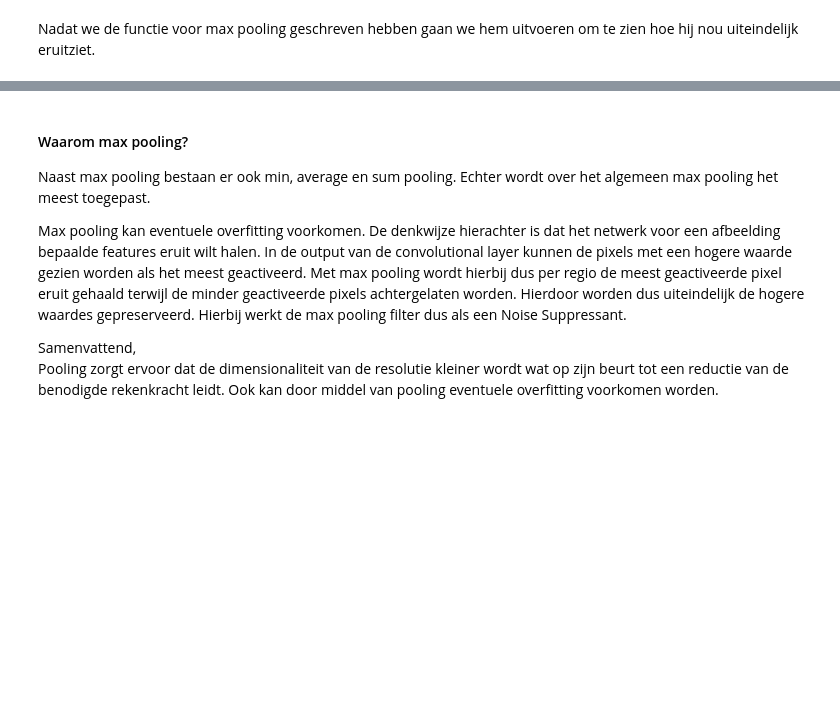
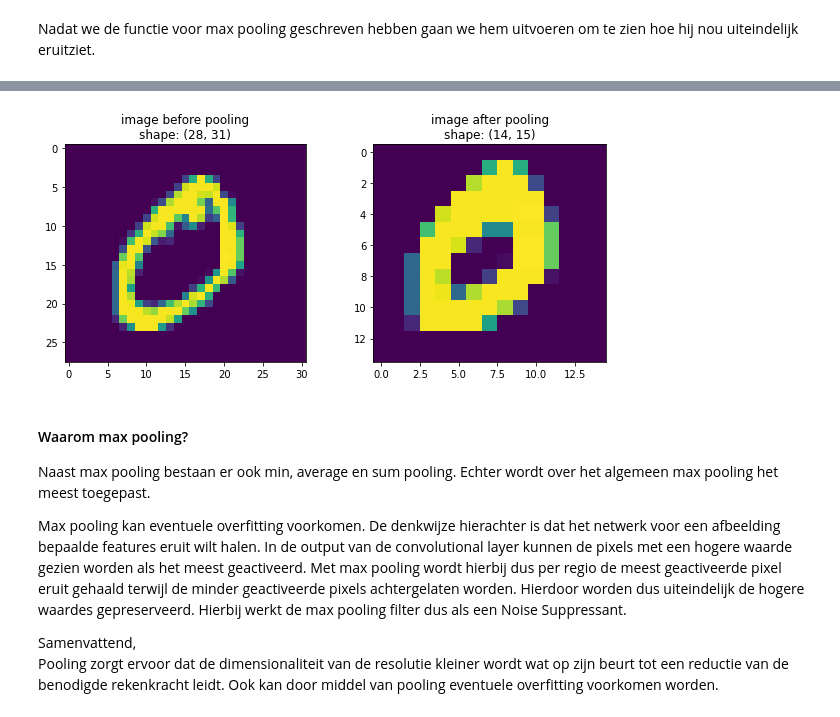
Before and after one commit to Pink-Shadow/VISN, a Jupyter notebook: Modules/module6/ML-Workshop-CNN/2-CNN-layers_explained.ipynb, the cells around one changed output, grey strips where cells are left out. Drawn from its saved outputs; the diff is of its cells as text; code cells hidden in the pictures; blank space fills up the shorter version.

```diff
--- a/Modules/module6/ML-Workshop-CNN/2-CNN-layers_explained.ipynb
+++ b/Modules/module6/ML-Workshop-CNN/2-CNN-layers_explained.ipynb
@@ -285,12 +271,20 @@ def max_pooling(image, n):
     # stap 1
     # vraag de shape op van de image en bouw alvast de output array
     # hint: check hoe vaak de 'pool size' erin past
+    shape = image.shape
+    output = np.zeros((shape[0]//n, shape[1]//n))
 
 
     # stap 2
     # loop over de hoogte en breedte van de output
     # hint: Wanneer we over de output itereren zal een index out of bounds kunnen voorkomen
 
+    for y in range(1, shape[1]-1, n):
+        for x in range(1, shape[0]-1, n):
+            region = image[x-(n//2):x+((n//2)+1), y-(n//2):y+((n//2)+1)]
+            output[(x-1)//n, (y-1)//n] = region.max()
+
+    return output
 
     # stap 3
     # selecteer de regio waar de filter in moet zoeken naar het maximale element
@@ -303,6 +297,6 @@ def max_pooling(image, n):
 Nadat we de functie voor max pooling geschreven hebben gaan we hem uitvoeren om te zien hoe hij nou uiteindelijk eruitziet.
 # %%
 # TODO selecteer een cijfer uit de training set
-image_to_pool =
+image_to_pool = X_train[1]
 plt.imshow(image_to_pool)
 plt.show()
@@ -309,17 +305,19 @@ plt.show()
 # %%
 # TODO voer de pooling functie uit over de afbeelding met een n = 2
-image_after_pool =
+image_after_pool = max_pooling(image_to_pool, 2)
 
 # print image and the output after convolution
 fig, axs = plt.subplots(1, 2, figsize=(10, 4))
 
 axs[0].imshow(image_to_pool)
 axs[0].set_title("image before pooling\nshape: {0}".format(image_to_pool.shape))
 
 axs[1].imshow(image_after_pool)
 axs[1].set_title("image after pooling\nshape: {0}".format(image_after_pool.shape))
 
 plt.show()
+# %% [output]
+[figure, added]
 # %% [markdown]
 #### Waarom max pooling?
 
```
Also changed, not shown: parts of 12 cells of this notebook, 1 other file.
